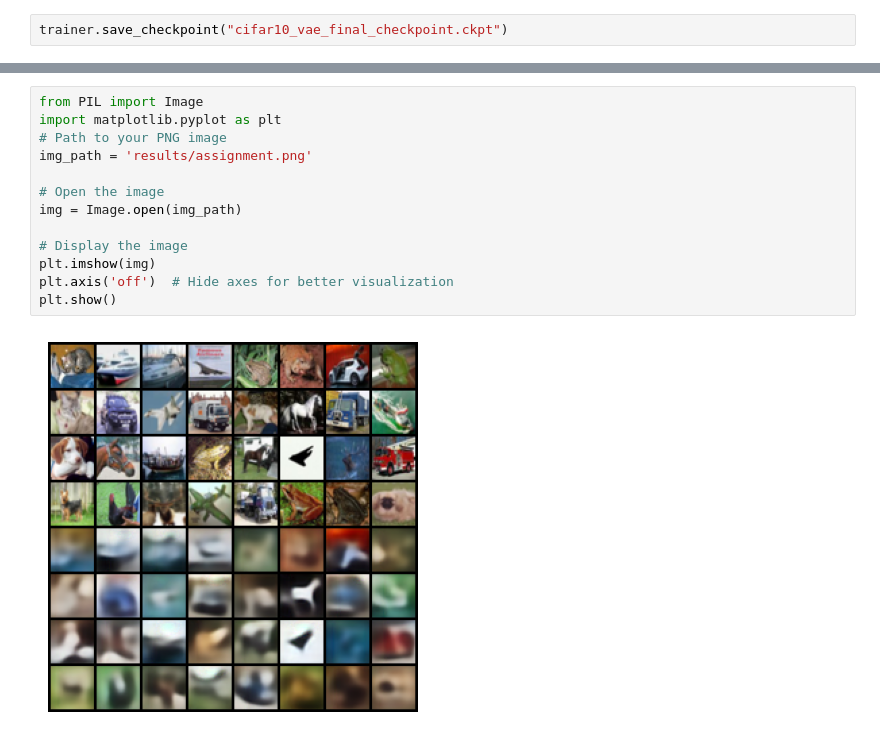
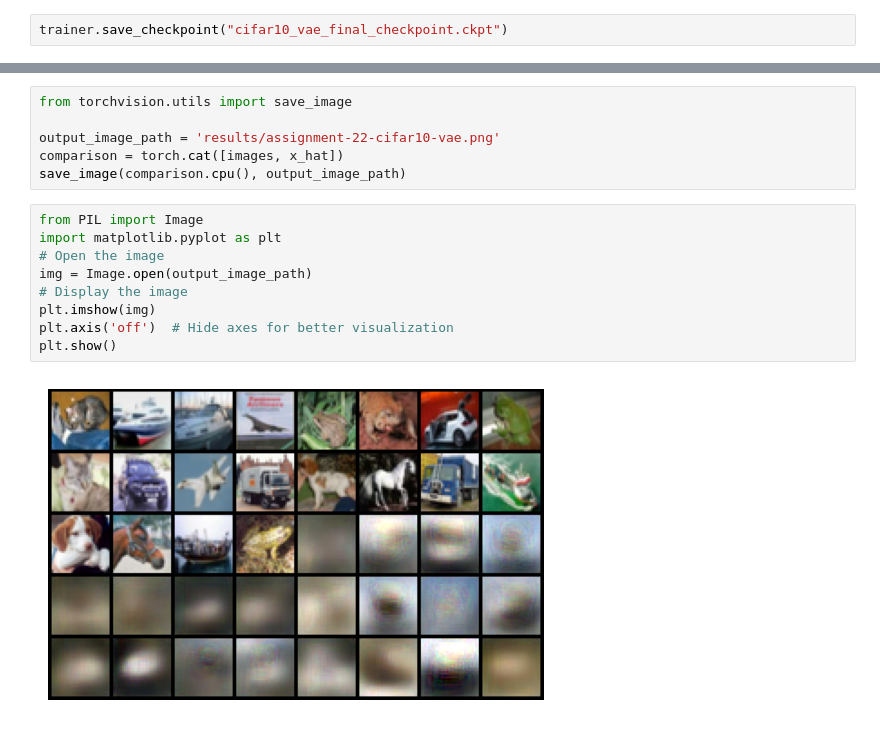
Before and after one commit to prithsha/assignment-22-unet-vet, a Jupyter notebook: vae_cifar10_assignment22.ipynb, the cells around one changed output, grey strips where cells are left out. Saved outputs shown, nothing was run; the diff lists cells and outputs as text.

Commit message:
updated code for cifar10

```diff
--- a/vae_cifar10_assignment22.ipynb
+++ b/vae_cifar10_assignment22.ipynb
@@ -230,15 +251,17 @@ torch.Size([32, 4, 32, 32])
+# %%
+from torchvision.utils import save_image
+
+output_image_path = 'results/assignment-22-cifar10-vae.png'
+comparison = torch.cat([images, x_hat])
+save_image(comparison.cpu(), output_image_path)
 # %%
 from PIL import Image
 import matplotlib.pyplot as plt
-# Path to your PNG image
-img_path = 'results/assignment.png'
-
 # Open the image
-img = Image.open(img_path)
-
+img = Image.open(output_image_path)
 # Display the image
 plt.imshow(img)
 plt.axis('off')  # Hide axes for better visualization
 plt.show()
 # %% [output]
-[figure, old version]
+[figure, new version]
```
Also changed, not shown: parts of 12 cells of this notebook, 4 other files.
